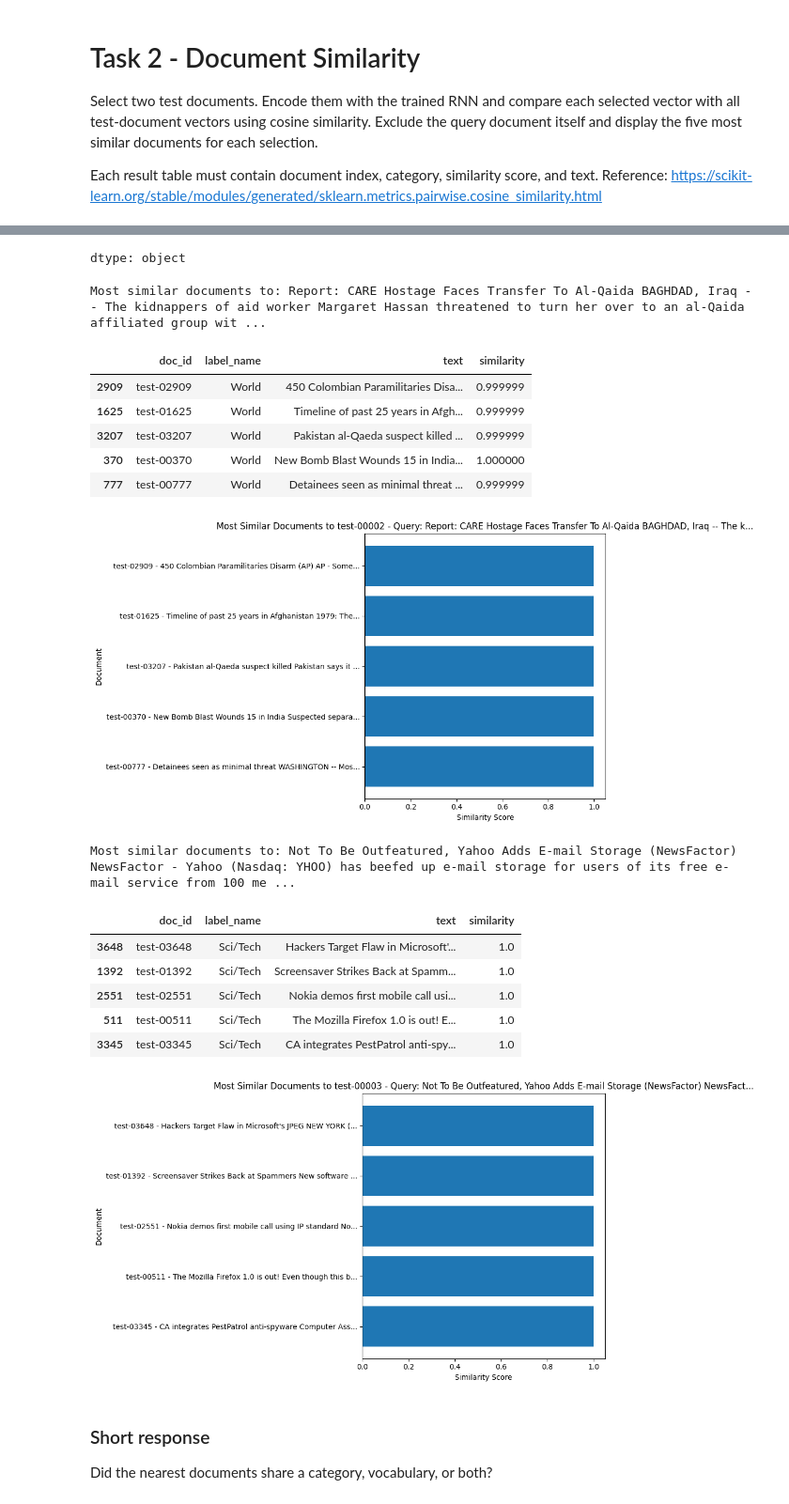
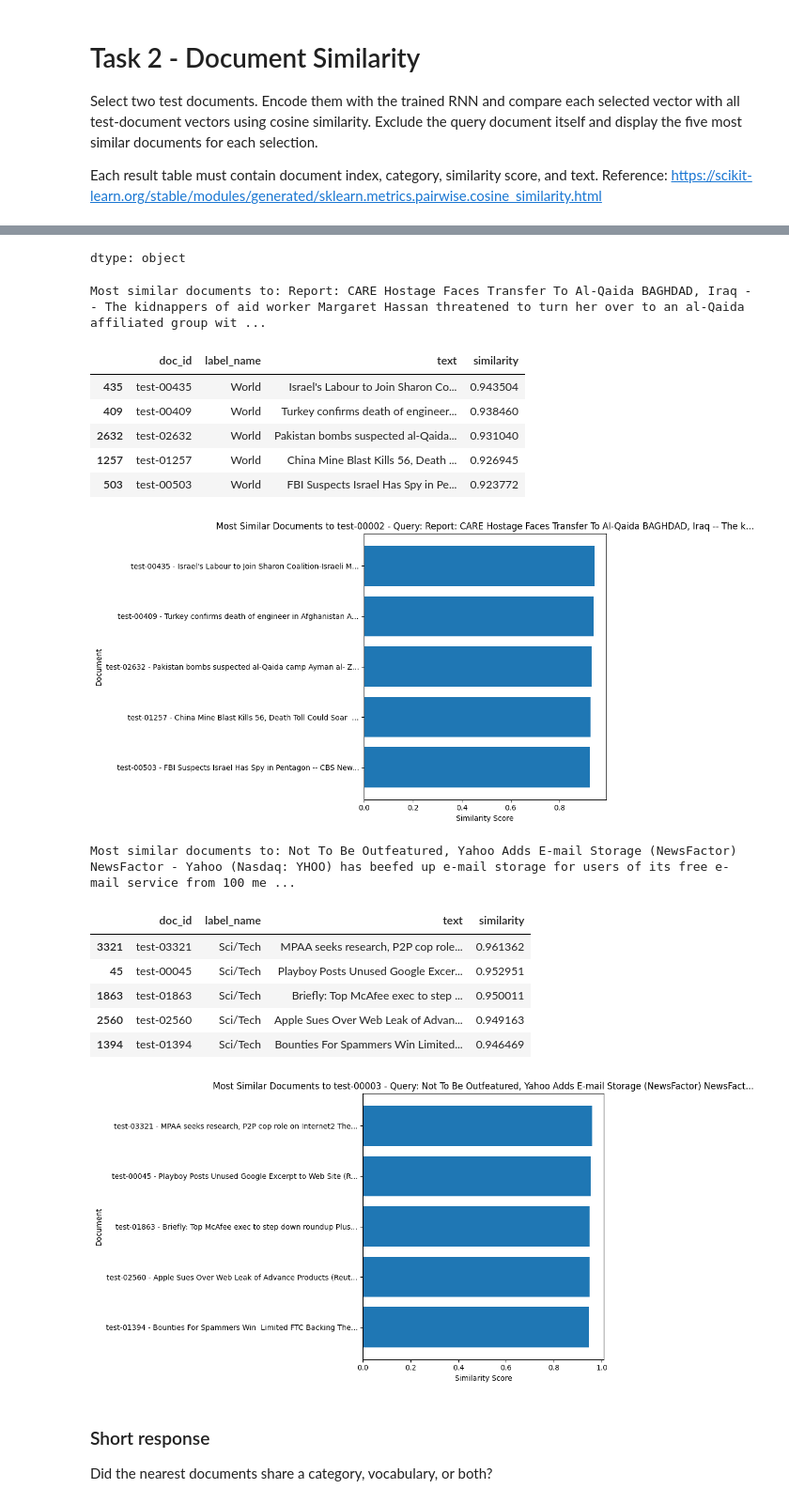
Before and after one commit to CarterKatz/homework_02_rnn_text_experiment.ipynb, a Jupyter notebook: homework_02_rnn_text_experiment.ipynb, the cells around one changed output, grey strips where cells are left out. Shown at 94% size. Drawn from its saved outputs; the diff is of its cells as text; code cells hidden in the pictures.

Commit message:
Finished the query based search, all I have left is the final results and my response

```diff
--- a/homework_02_rnn_text_experiment.ipynb
+++ b/homework_02_rnn_text_experiment.ipynb
@@ -507,7 +526,7 @@ Select two test documents. Encode them with the trained RNN and compare each sel
 
 Each result table must contain document index, category, similarity score, and text. Reference: https://scikit-learn.org/stable/modules/generated/sklearn.metrics.pairwise.cosine_similarity.html
 # %%
-# TODO: choose two test-document indices and compute cosine similarity.
+# choose two test-document indices and compute cosine similarity.
 # Exclude each query document from its own result and display five rows per query.
 from sklearn.metrics.pairwise import cosine_similarity
 
@@ -524,19 +543,16 @@ def most_similar_documents(query_index, GRU_model, test_df, top_n=5):
     # Calculate cosine similarity between the query vector and all other document vectors.
     similarities = cosine_similarity(query_vector.reshape(1, -1), test_document_vectors).flatten()
 
-    # Create a DataFrame for similarities, excluding the query document itself.
-    similarity_df = pd.DataFrame({
-        'index': range(len(similarities)),
-        'similarity': similarities
-    })
-    similarity_df = similarity_df[similarity_df['index'] != query_index]
+    # Create a Series for similarities and drop the query document itself.
+    similarity_series = pd.Series(similarities, name='similarity')
+    similarity_series = similarity_series.drop(query_index)
 
-    # Sort by similarity in descending order and get the top_n results.
-    top_similar_indices = similarity_df.sort_values(by='similarity', ascending=False).head(top_n)['index'].tolist()
+    # Get the top_n most similar documents, which are already sorted by nlargest. Thanks Gemini
+    top_similarities = similarity_series.nlargest(top_n)
 
-    # Retrieve the details of the most similar documents.
-    results_df = test_df.iloc[top_similar_indices].copy()
-    results_df['similarity'] = similarity_df.loc[similarity_df['index'].isin(top_similar_indices), 'similarity'].values
+    # Retrieve the details of the most similar documents using their index and assign sorted similarities.
+    results_df = test_df.loc[top_similarities.index].copy()
+    results_df['similarity'] = top_similarities.values
 
     return results_df[['doc_id', 'label_name', 'text', 'similarity']]
 
@@ -570,47 +586,47 @@ plot_similarities(similar_to_doc, doc1, f'Most Similar Documents to {doc1.doc_id
 
 
 # Run this for the selected query document.
 print(f"\nMost similar documents to: {doc2.text}")
 similar_to_doc = most_similar_documents(doc2.name, GRU_model, test_df)
 display(similar_to_doc)
 
 # Make one horizontal bar chart for the selected query document.
 plot_similarities(similar_to_doc, doc2, f'Most Similar Documents to {doc2.doc_id}')
 # %% [output]
 |  | 2 |
 | label | 1 |
 | title | Report: CARE Hostage Faces Transf... |
 | description | BAGHDAD, Iraq -- The kidnappers o... |
 | text | Report: CARE Hostage Faces Transf... |
 | label_name | World |
 | label_index | 0 |
 | doc_id | test-00002 |
 dtype: object
 |  | 3 |
 | label | 4 |
 | title | Not To Be Outfeatured, Yahoo Adds... |
 | description | NewsFactor - Yahoo (Nasdaq: YHOO)... |
 | text | Not To Be Outfeatured, Yahoo Adds... |
 | label_name | Sci/Tech |
 | label_index | 3 |
 | doc_id | test-00003 |
 dtype: object
 Most similar documents to: Report: CARE Hostage Faces Transfer To Al-Qaida BAGHDAD, Iraq -- The kidnappers of aid worker Margaret Hassan threatened to turn her over to an al-Qaida affiliated group wit ...
 |  | doc_id | label_name | text | similarity |
-| 2909 | test-02909 | World | 450 Colombian Paramilitaries Disa... | 0.999999 |
-| 1625 | test-01625 | World | Timeline of past 25 years in Afgh... | 0.999999 |
-| 3207 | test-03207 | World | Pakistan al-Qaeda suspect killed ... | 0.999999 |
-| 370 | test-00370 | World | New Bomb Blast Wounds 15 in India... | 1.000000 |
-| 777 | test-00777 | World | Detainees seen as minimal threat ... | 0.999999 |
+| 435 | test-00435 | World | Israel's Labour to Join Sharon Co... | 0.943504 |
+| 409 | test-00409 | World | Turkey confirms death of engineer... | 0.938460 |
+| 2632 | test-02632 | World | Pakistan bombs suspected al-Qaida... | 0.931040 |
+| 1257 | test-01257 | World | China Mine Blast Kills 56, Death ... | 0.926945 |
+| 503 | test-00503 | World | FBI Suspects Israel Has Spy in Pe... | 0.923772 |
-[figure, old version]
+[figure, new version]
 Most similar documents to: Not To Be Outfeatured, Yahoo Adds E-mail Storage (NewsFactor) NewsFactor - Yahoo (Nasdaq: YHOO) has beefed up e-mail storage for users of its free e-mail service from 100 me ...
 |  | doc_id | label_name | text | similarity |
-| 3648 | test-03648 | Sci/Tech | Hackers Target Flaw in Microsoft'... | 1.0 |
-| 1392 | test-01392 | Sci/Tech | Screensaver Strikes Back at Spamm... | 1.0 |
-| 2551 | test-02551 | Sci/Tech | Nokia demos first mobile call usi... | 1.0 |
-| 511 | test-00511 | Sci/Tech | The Mozilla Firefox 1.0 is out! E... | 1.0 |
-| 3345 | test-03345 | Sci/Tech | CA integrates PestPatrol anti-spy... | 1.0 |
+| 3321 | test-03321 | Sci/Tech | MPAA seeks research, P2P cop role... | 0.961362 |
+| 45 | test-00045 | Sci/Tech | Playboy Posts Unused Google Excer... | 0.952951 |
+| 1863 | test-01863 | Sci/Tech | Briefly: Top McAfee exec to step ... | 0.950011 |
+| 2560 | test-02560 | Sci/Tech | Apple Sues Over Web Leak of Advan... | 0.949163 |
+| 1394 | test-01394 | Sci/Tech | Bounties For Spammers Win Limited... | 0.946469 |
-[figure, old version]
+[figure, new version]
 # %% [markdown]
 ### Short response
 
```
Also changed, not shown: parts of 8 cells of this notebook.
